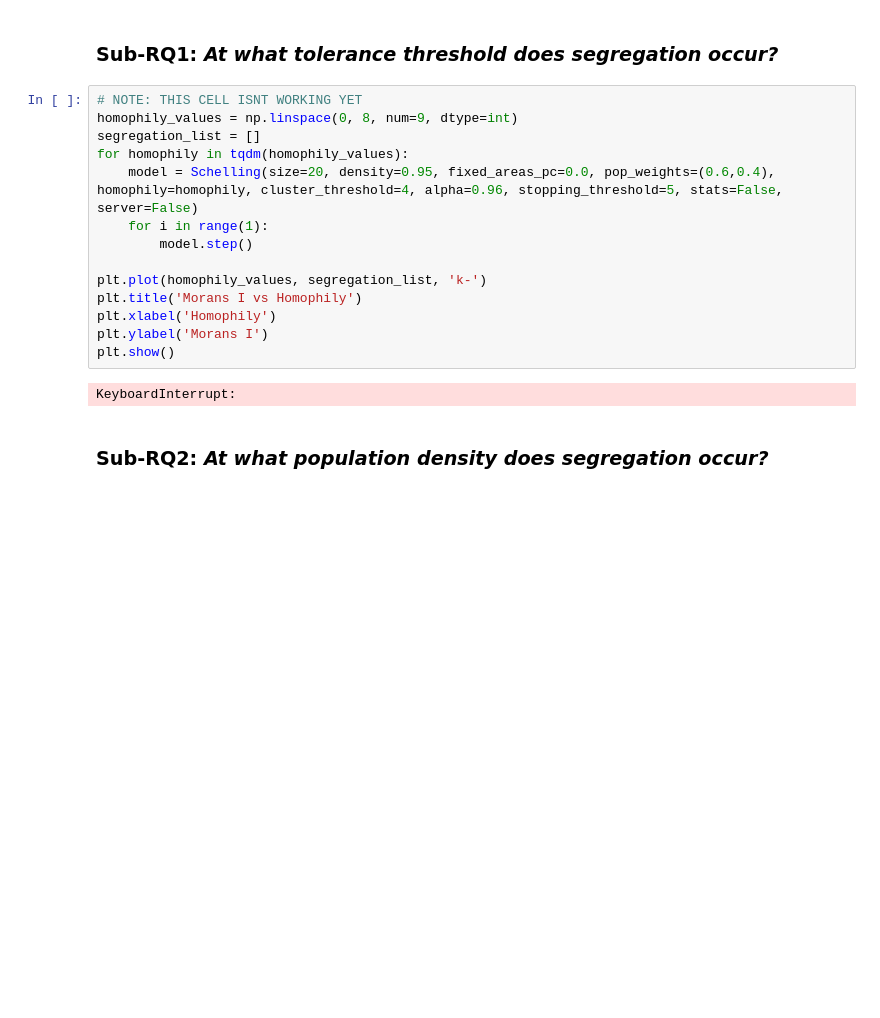
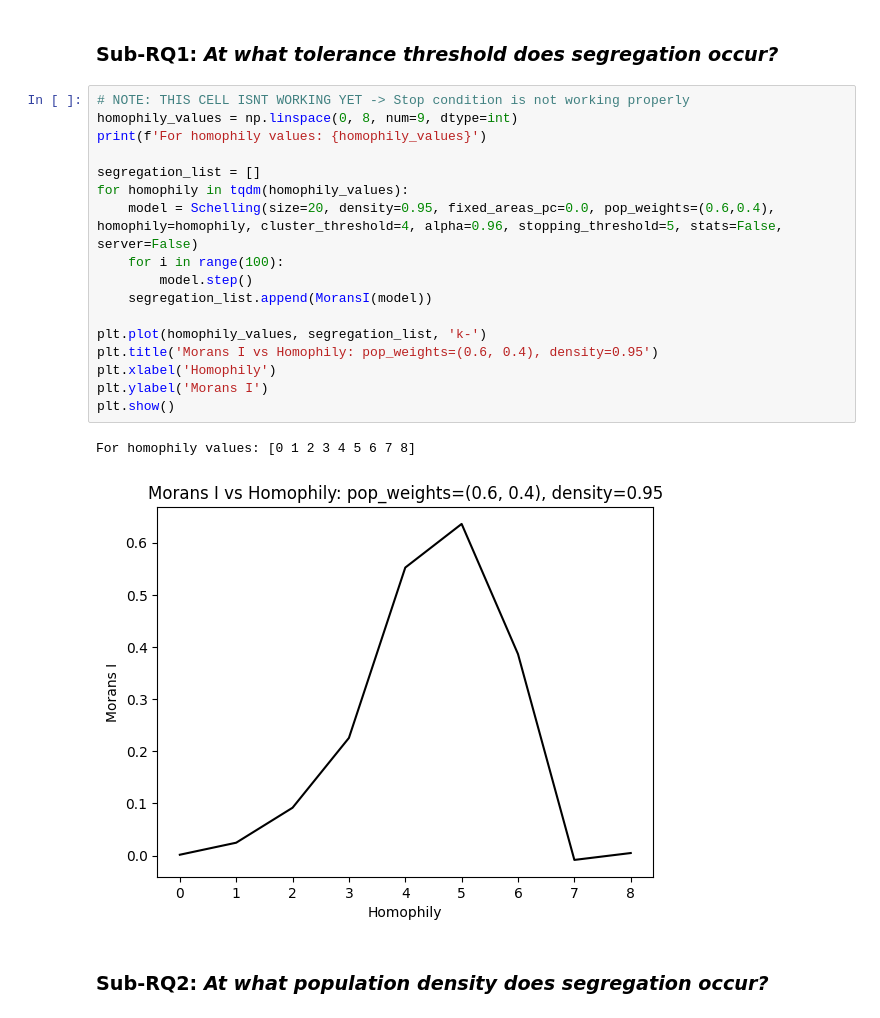
Before and after one commit to aM0NKE/ComplexSystemSimulation, a Jupyter notebook: mesa-schelling/analysis/final_analysisV2.ipynb, the cells around one changed output. Drawn from its saved outputs; the diff is of its cells as text; blank space fills up the shorter version.

```diff
--- a/mesa-schelling/analysis/final_analysisV2.ipynb
+++ b/mesa-schelling/analysis/final_analysisV2.ipynb
@@ -306,21 +306,25 @@ def MoransI(model):
 # %% [markdown]
 ### Sub-RQ1: *At what **tolerance threshold** does segregation occur?*
 # %%
-# NOTE: THIS CELL ISNT WORKING YET
+# NOTE: THIS CELL ISNT WORKING YET -> Stop condition is not working properly
 homophily_values = np.linspace(0, 8, num=9, dtype=int)
+print(f'For homophily values: {homophily_values}')
+
 segregation_list = []
 for homophily in tqdm(homophily_values):
     model = Schelling(size=20, density=0.95, fixed_areas_pc=0.0, pop_weights=(0.6,0.4), homophily=homophily, cluster_threshold=4, alpha=0.96, stopping_threshold=5, stats=False, server=False)
-    for i in range(1):
+    for i in range(100):
         model.step()
+    segregation_list.append(MoransI(model))
 
 plt.plot(homophily_values, segregation_list, 'k-')
-plt.title('Morans I vs Homophily')
+plt.title('Morans I vs Homophily: pop_weights=(0.6, 0.4), density=0.95')
 plt.xlabel('Homophily')
 plt.ylabel('Morans I')
 plt.show()
 # %% [output]
-KeyboardInterrupt:
+For homophily values: [0 1 2 3 4 5 6 7 8]
+[figure, added]
 # %% [markdown]
 ### Sub-RQ2: *At what **population density** does segregation occur?*
 # %%
```
Also changed, not shown: parts of 9 cells of this notebook, 1 other file.
